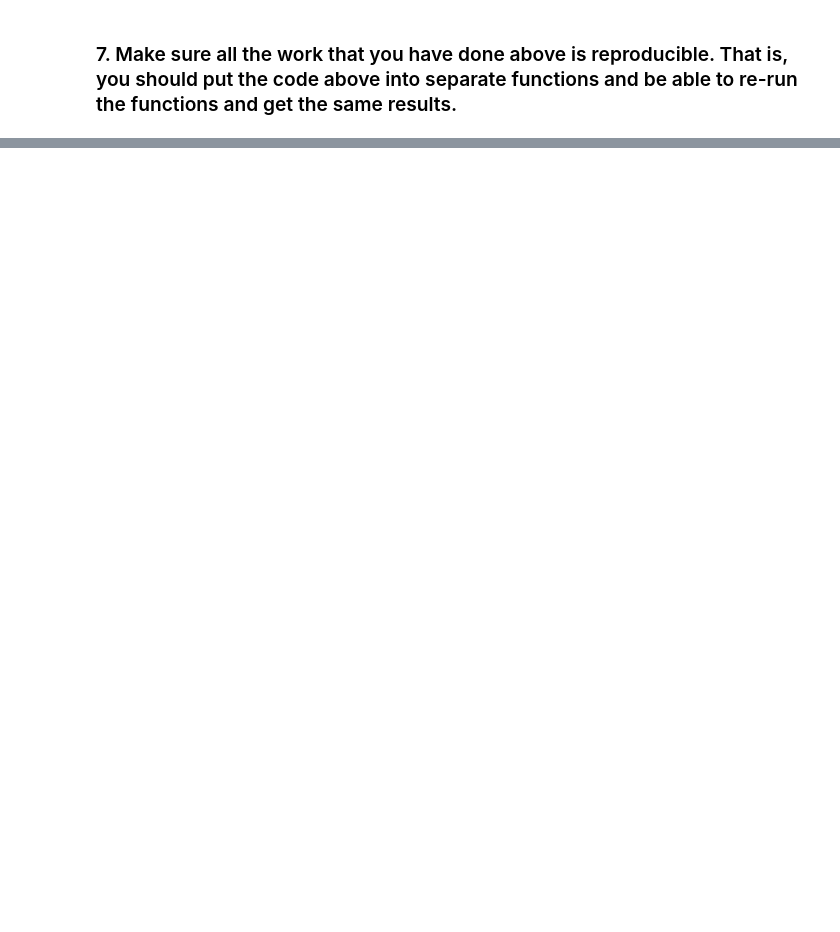
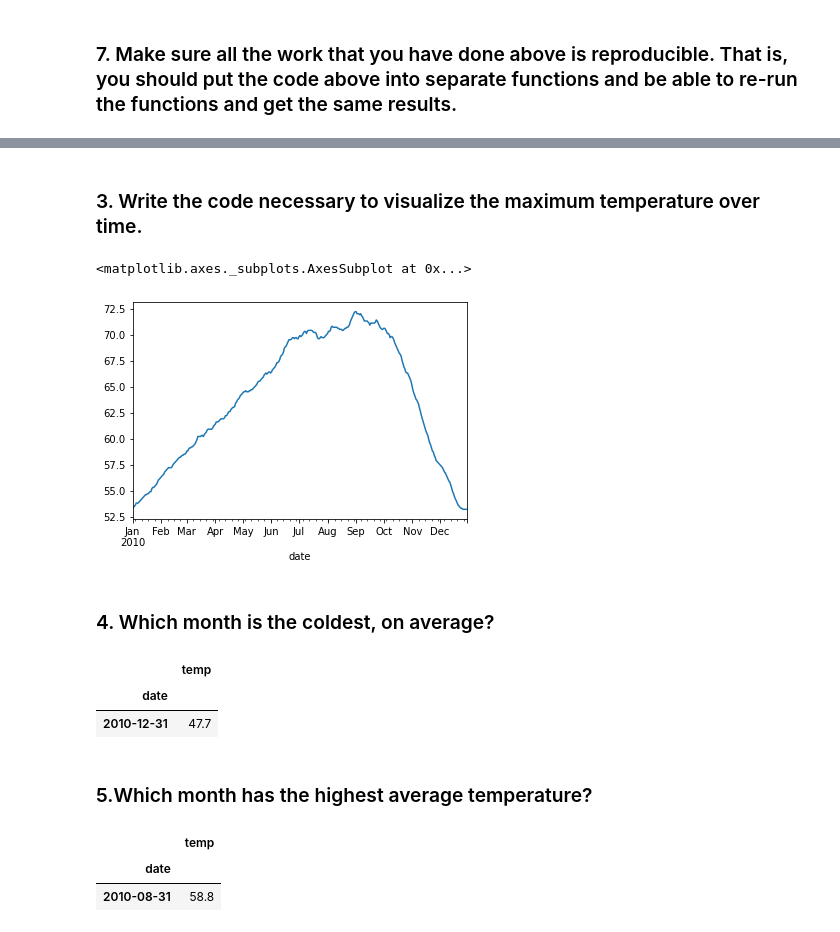
Before and after one commit to guedanie/ds-methodologies-exercises, a Jupyter notebook: time_series/prepare_jp.ipynb, the cells around one changed output, grey strips where cells are left out. Saved outputs shown, nothing was run; the diff lists cells and outputs as text; code cells hidden in the pictures; blank space fills up the shorter version.

```diff
--- a/time_series/prepare_jp.ipynb
+++ b/time_series/prepare_jp.ipynb
@@ -119,0 +214,23 @@ df.head()
+# %% [markdown]
+### 3. Write the code necessary to visualize the maximum temperature over time.
+# %%
+df_temp.temp.resample("D").max().plot.line()
+# %% [output]
+<matplotlib.axes._subplots.AxesSubplot at 0x...>
+[figure, added]
+# %% [markdown]
+### 4. Which month is the coldest, on average?
+# %%
+df_temp.groupby(df_temp.index).mean().asfreq("M").nsmallest(1, columns = "temp")
+# %% [output]
+|  | temp |
+| date |  |
+| 2010-12-31 | 47.7 |
+# %% [markdown]
+### 5.Which month has the highest average temperature?
+# %%
+df_temp.groupby(df_temp.index).mean().asfreq("M").nlargest(1, columns="temp")
+# %% [output]
+|  | temp |
+| date |  |
+| 2010-08-31 | 58.8 |
```
Also changed, not shown: parts of 46 cells of this notebook.
